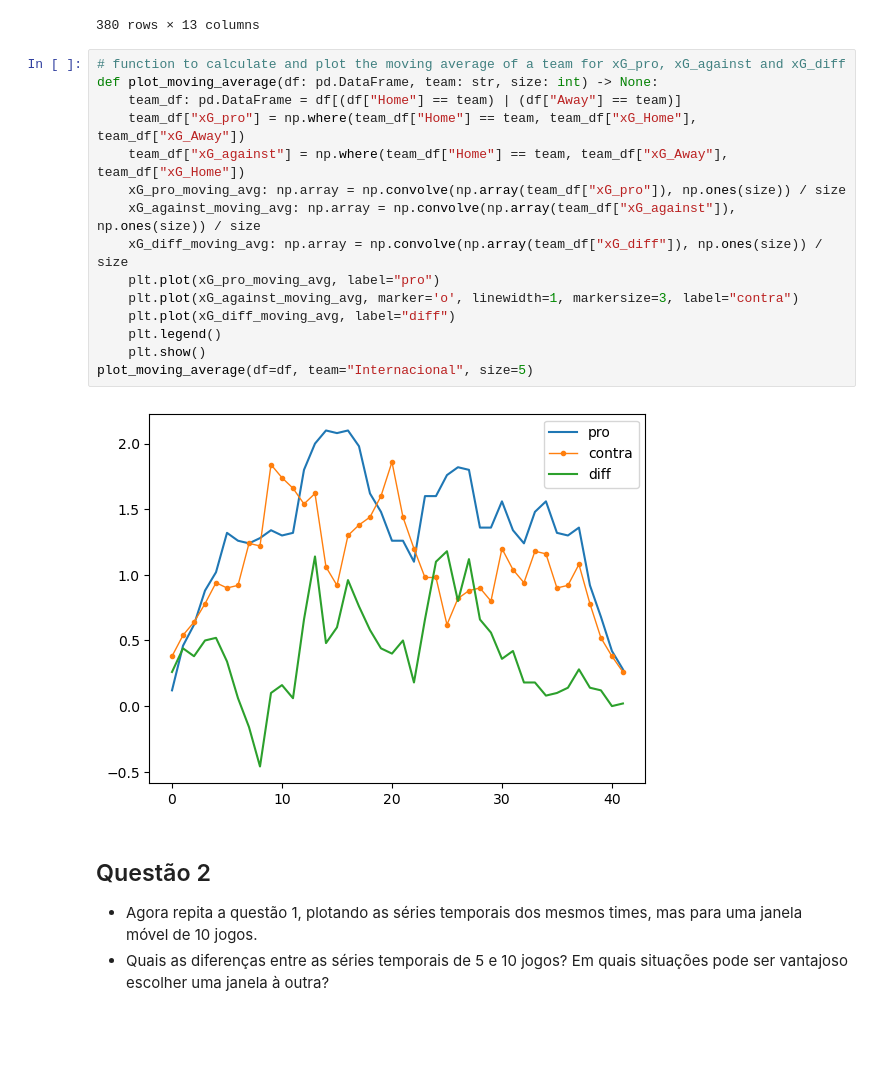
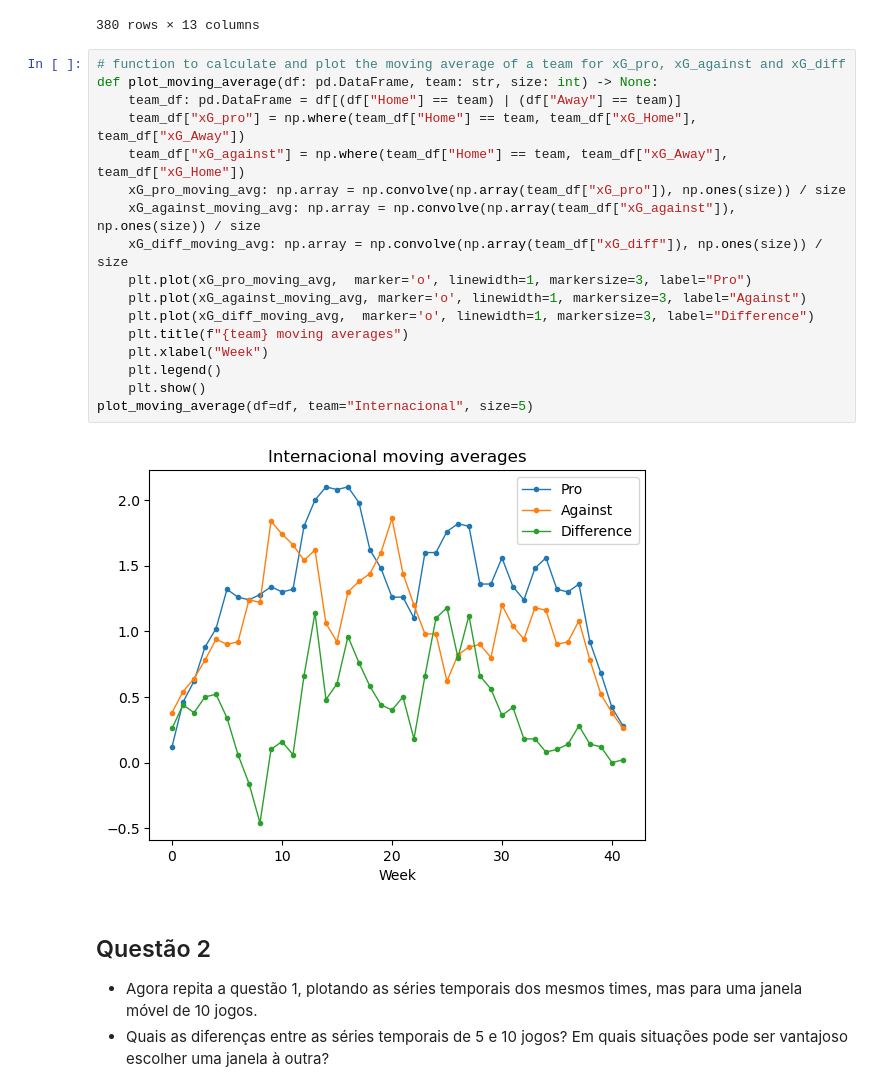
Before and after one commit to lframosferreira/soccer-analytics-notebooks, a Jupyter notebook: atv02/ativ_2.ipynb, the cells around one changed output. Cells and saved outputs as stored; diff of their text form; blank space fills up the shorter version.

Commit message:
[NEW] prettier plotting

```diff
--- a/atv02/ativ_2.ipynb
+++ b/atv02/ativ_2.ipynb
@@ -42,20 +42,22 @@ df
 # %%
 # function to calculate and plot the moving average of a team for xG_pro, xG_against and xG_diff
 def plot_moving_average(df: pd.DataFrame, team: str, size: int) -> None:
     team_df: pd.DataFrame = df[(df["Home"] == team) | (df["Away"] == team)]
     team_df["xG_pro"] = np.where(team_df["Home"] == team, team_df["xG_Home"], team_df["xG_Away"])
     team_df["xG_against"] = np.where(team_df["Home"] == team, team_df["xG_Away"], team_df["xG_Home"])
     xG_pro_moving_avg: np.array = np.convolve(np.array(team_df["xG_pro"]), np.ones(size)) / size
     xG_against_moving_avg: np.array = np.convolve(np.array(team_df["xG_against"]), np.ones(size)) / size
     xG_diff_moving_avg: np.array = np.convolve(np.array(team_df["xG_diff"]), np.ones(size)) / size
-    plt.plot(xG_pro_moving_avg, label="pro")
-    plt.plot(xG_against_moving_avg, marker='o', linewidth=1, markersize=3, label="contra")
-    plt.plot(xG_diff_moving_avg, label="diff")
+    plt.plot(xG_pro_moving_avg,  marker='o', linewidth=1, markersize=3, label="Pro")
+    plt.plot(xG_against_moving_avg, marker='o', linewidth=1, markersize=3, label="Against")
+    plt.plot(xG_diff_moving_avg,  marker='o', linewidth=1, markersize=3, label="Difference")
+    plt.title(f"{team} moving averages")
+    plt.xlabel("Week")
     plt.legend()
     plt.show()
 plot_moving_average(df=df, team="Internacional", size=5)
 # %% [output]
-[figure, old version]
+[figure, new version]
 # %% [markdown]
 ## Questão 2
 - Agora repita a questão 1, plotando as séries temporais dos mesmos times, mas para uma janela móvel de 10 jogos.
```
